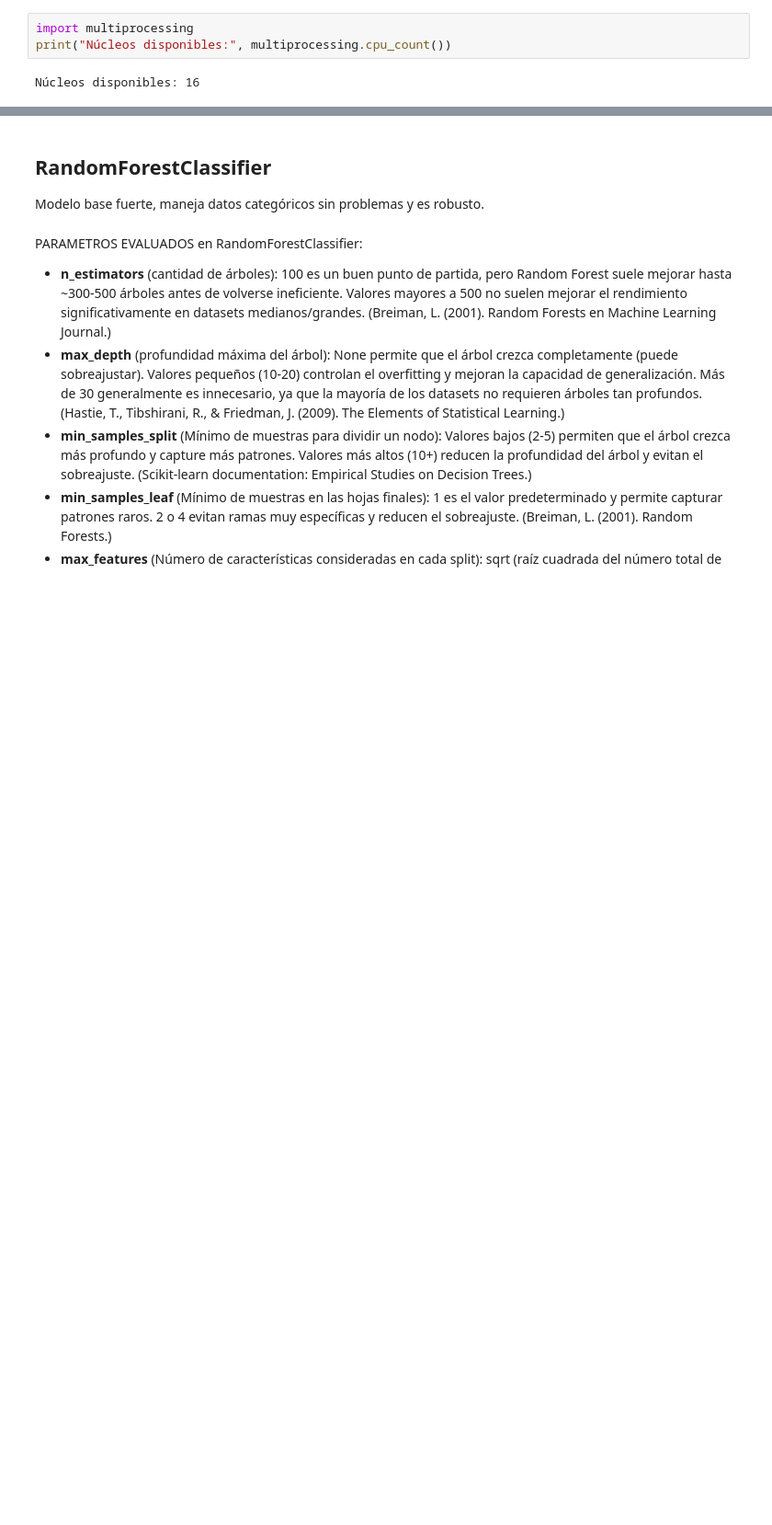
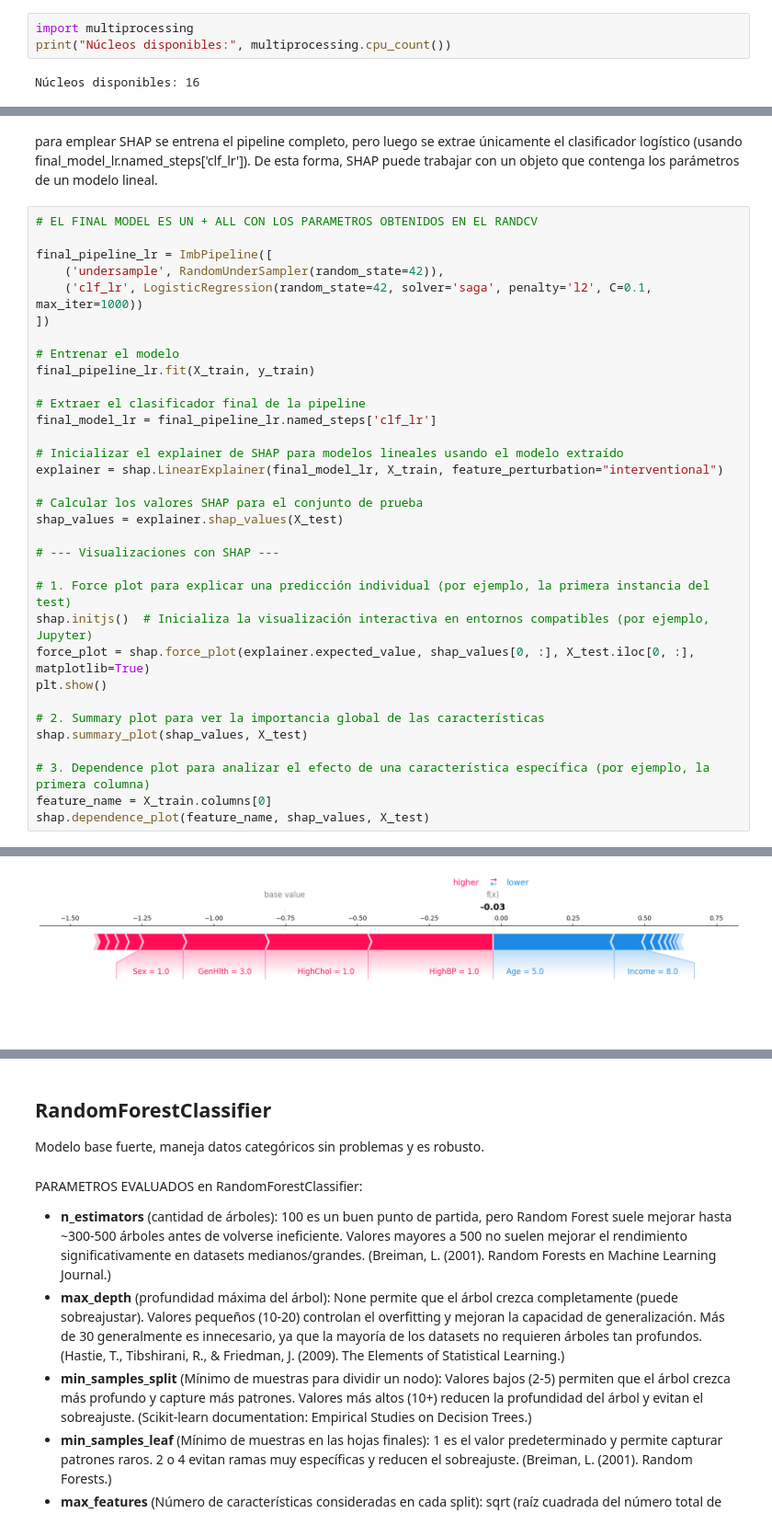
Before and after one commit to raquelgosalbezsirvent/Diabetes-Health-Indicators-ML, a Jupyter notebook: Practica_final.ipynb, the cells around one changed output, grey strips where cells are left out. Shown at 92% size. Saved outputs shown, nothing was run; the diff lists cells and outputs as text; blank space fills up the shorter version.

```diff
--- a/Practica_final.ipynb
+++ b/Practica_final.ipynb
@@ -765,0 +1610,36 @@ n_jobs = 6  # Número de núcleos a utilizar
+# %% [markdown]
+para emplear SHAP se entrena el pipeline completo, pero luego se extrae únicamente el clasificador logístico (usando final_model_lr.named_steps['clf_lr']). De esta forma, SHAP puede trabajar con un objeto que contenga los parámetros de un modelo lineal.
+# %%
+# EL FINAL MODEL ES UN + ALL CON LOS PARAMETROS OBTENIDOS EN EL RANDCV
+
+final_pipeline_lr = ImbPipeline([
+    ('undersample', RandomUnderSampler(random_state=42)),
+    ('clf_lr', LogisticRegression(random_state=42, solver='saga', penalty='l2', C=0.1, max_iter=1000))
+])
+
+# Entrenar el modelo
+final_pipeline_lr.fit(X_train, y_train)
+
+# Extraer el clasificador final de la pipeline
+final_model_lr = final_pipeline_lr.named_steps['clf_lr']
+
+# Inicializar el explainer de SHAP para modelos lineales usando el modelo extraído
+explainer = shap.LinearExplainer(final_model_lr, X_train, feature_perturbation="interventional")
+
+# Calcular los valores SHAP para el conjunto de prueba
+shap_values = explainer.shap_values(X_test)
+
+# --- Visualizaciones con SHAP ---
+
+# 1. Force plot para explicar una predicción individual (por ejemplo, la primera instancia del test)
+shap.initjs()  # Inicializa la visualización interactiva en entornos compatibles (por ejemplo, Jupyter)
+force_plot = shap.force_plot(explainer.expected_value, shap_values[0, :], X_test.iloc[0, :], matplotlib=True)
+plt.show()
+
+# 2. Summary plot para ver la importancia global de las características
+shap.summary_plot(shap_values, X_test)
+
+# 3. Dependence plot para analizar el efecto de una característica específica (por ejemplo, la primera columna)
+feature_name = X_train.columns[0]
+shap.dependence_plot(feature_name, shap_values, X_test)
+# %% [output]
@@ -765,0 +1647 @@ n_jobs = 6  # Número de núcleos a utilizar
+[figure, added]
```
Also changed, not shown: parts of 160 cells of this notebook.
